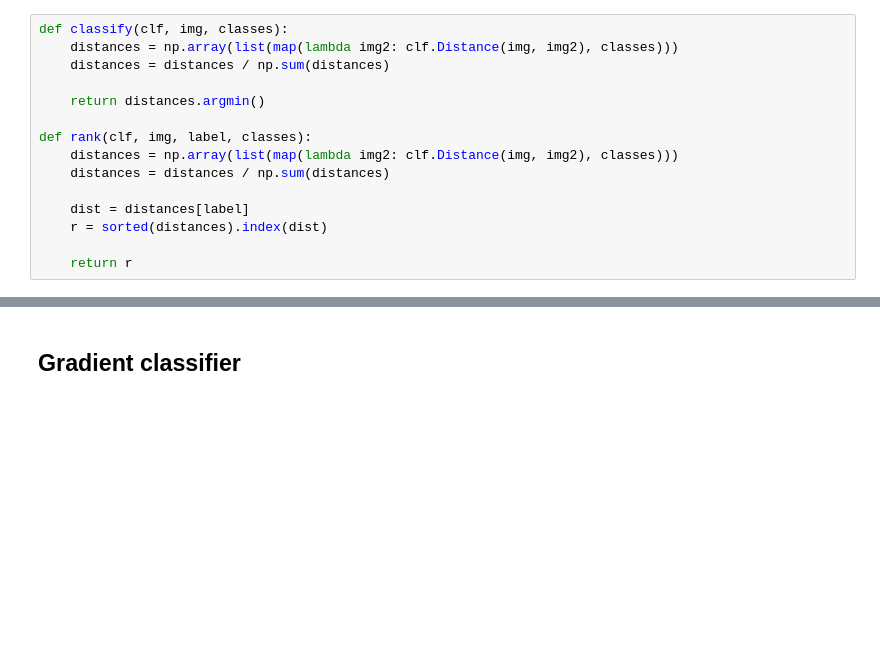
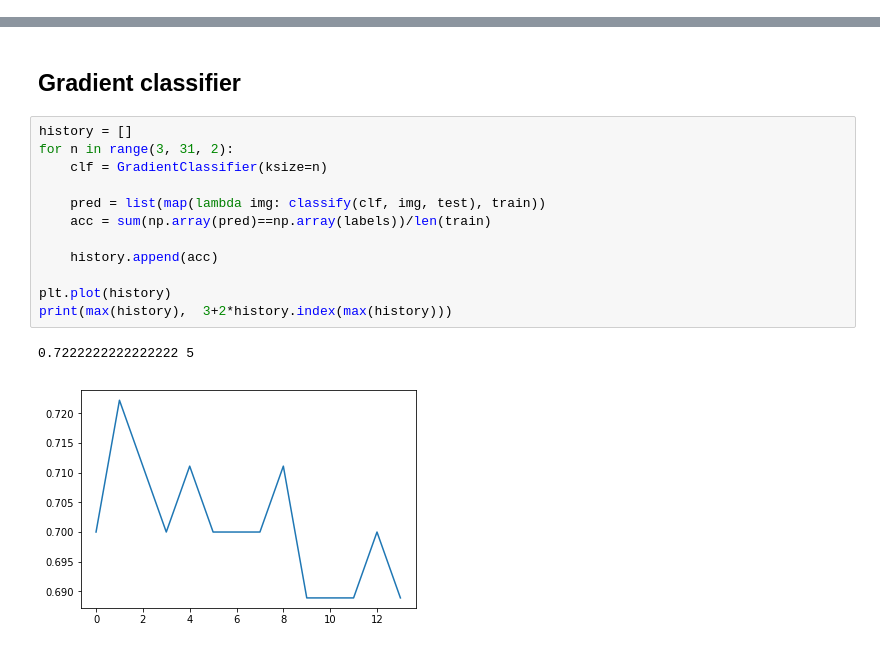
Before and after one commit to Andre6o6/biometrics_project, a Jupyter notebook: analisis.ipynb, the cells around one changed output, grey strips where cells are left out. Drawn from its saved outputs; the diff is of its cells as text; blank space fills up the shorter version.

```diff
--- a/analisis.ipynb
+++ b/analisis.ipynb
@@ -12,15 +9,0 @@ from Classifiers import *
-# %%
-def classify(clf, img, classes):
-    distances = np.array(list(map(lambda img2: clf.Distance(img, img2), classes)))
-    distances = distances / np.sum(distances)
-
-    return distances.argmin()
-
-def rank(clf, img, label, classes):
-    distances = np.array(list(map(lambda img2: clf.Distance(img, img2), classes)))
-    distances = distances / np.sum(distances)
-
-    dist = distances[label]
-    r = sorted(distances).index(dist)
-
-    return r
@@ -203,5 +160,20 @@ accuracy =  0.6111111111111112
 # %% [markdown]
 ## Gradient classifier
+# %%
+history = []
+for n in range(3, 31, 2):
+    clf = GradientClassifier(ksize=n)
+
+    pred = list(map(lambda img: classify(clf, img, test), train))
+    acc = sum(np.array(pred)==np.array(labels))/len(train)
+
+    history.append(acc)
+
+plt.plot(history)
+print(max(history),  3+2*history.index(max(history)))
+# %% [output]
+0.7222222222222222 5
+[figure, added]
 # %%
 clf = GradientClassifier()
 pred = list(map(lambda img: classify(clf, img, test), train))
```
Also changed, not shown: parts of 26 cells of this notebook, 4 other files.
